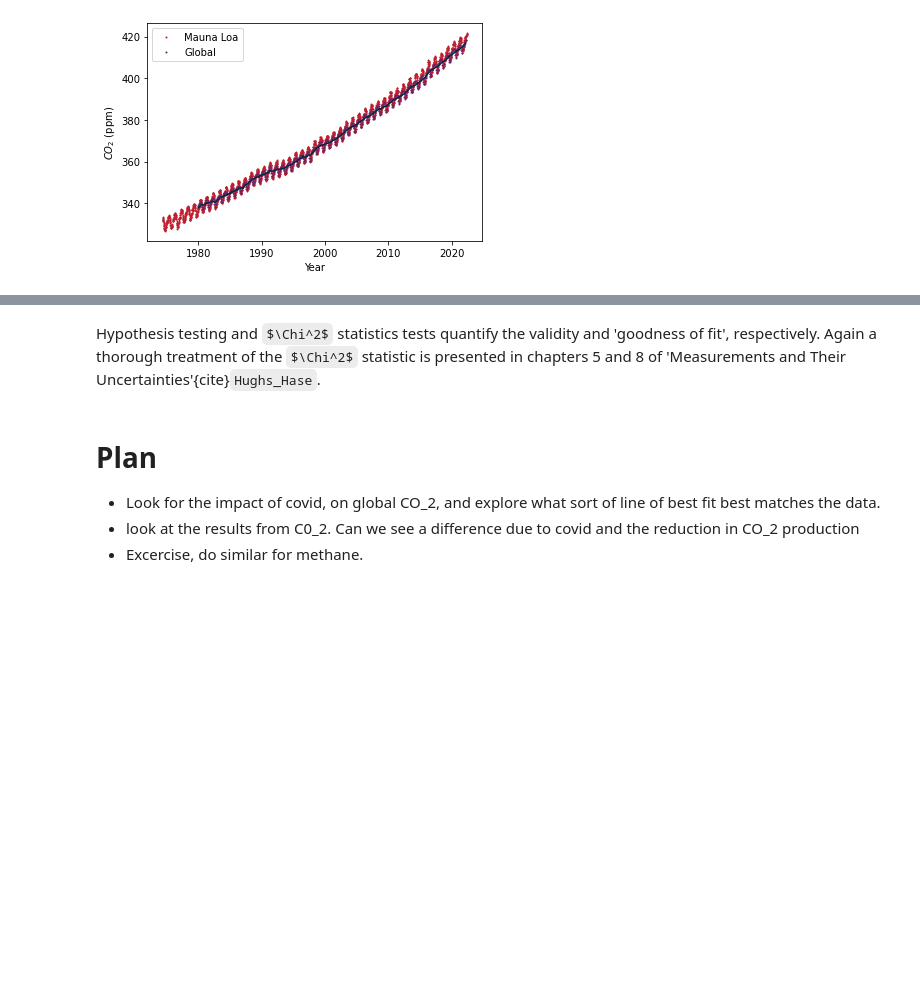
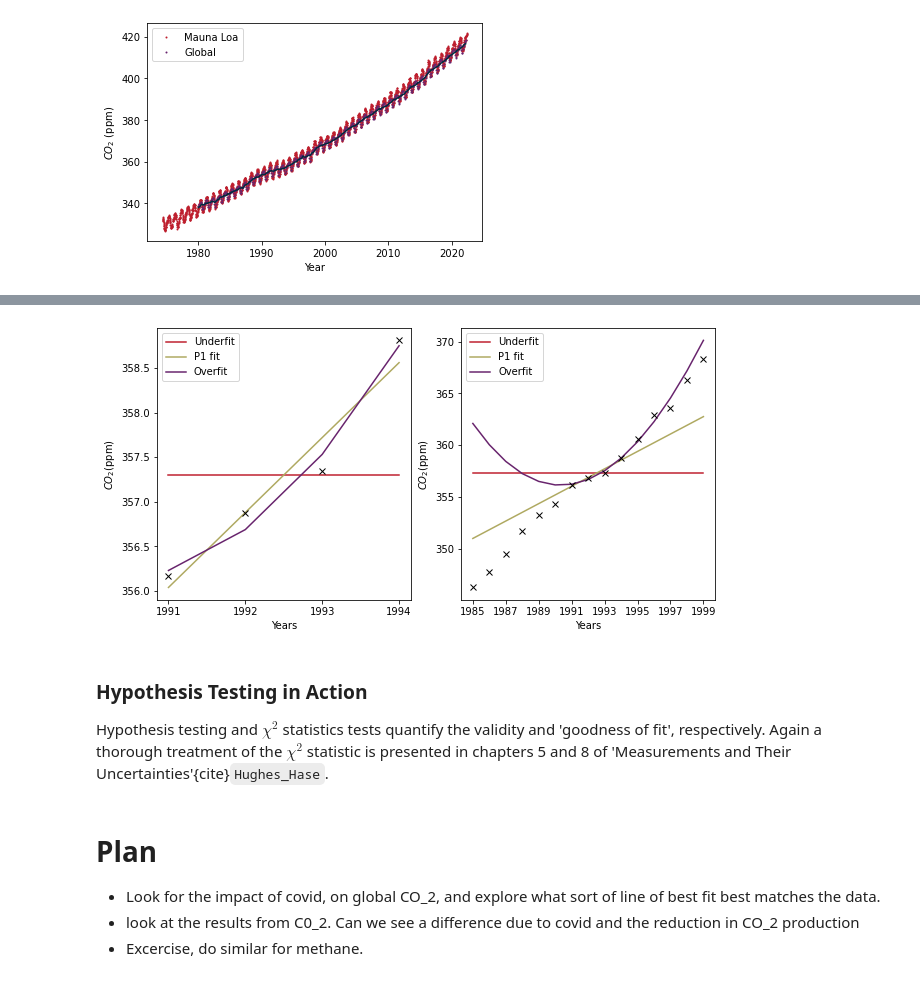
Before and after one commit to seancraven/CDS_book, a Jupyter notebook: Data_Exploration.ipynb, the cells around one changed output, grey strips where cells are left out. Cells and saved outputs as stored; diff of their text form; code cells hidden in the pictures; some formulas as TeX source; blank space fills up the shorter version.

Commit message:
Morning Update Pre Hypothesis Testing

````diff
--- a/Data_Exploration.ipynb
+++ b/Data_Exploration.ipynb
@@ -169,13 +170,3 @@ y' = c
 ```
 
 Intuitively one would draw a line to fit this data, a model with two free parameters. A polynomial fit is the higher freedom extension to this. Increased dimensions in $\vec{p}$ will reduce the size of residuals. An exact fit can be found by increasing the order of the polynomial. However, this comes at a cost to the generalisability of the model. For example
-# %%
-# Define overfit polynomial
-def p3(x, a_0, a_1, a_2, a_3):
-    return a_0 + a_1*x + a_2*x**2 + a_3*x**3
-# Define more reasonable poly
-def p1(x, a_0, a_1):
-    return a_0 + a_1*x
-# Define underfit poly
-def p1(x, a_0,):
-    return a_0
@@ -182,6 +234,66 @@ def p1(x, a_0,):
+# %%
+
+#Plotting
+fig, ax = plt.subplots(1, 2, figsize = (10,5))
+# First axis
+ax[0].plot(fit_test['decimal'],
+    p0(fit_test['decimal'], *p0_fit),
+    label = 'Underfit',
+    c = colours.durham.red
+    )
+ax[0].plot(fit_test['decimal'],
+    p1(fit_test['decimal'], *p1_fit),
+    label = 'P1 fit',
+    c = colours.durham.green
+    )
+ax[0].plot(fit_test['decimal'],
+    p3(fit_test['decimal'], *p3_fit),
+    label = 'Overfit',
+    c = colours.durham.purple
+    )
+ax[0].plot(fit_test['decimal'],
+    fit_test['average'],
+    linestyle = '',
+    marker = 'x',
+    c = 'black'
+    )
+ax[0].legend()
+ax[0].set_xticks(fit_test['decimal'])
+ax[0].set_xticklabels([i for i in range(1991,1995)])
+ax[0].set_xlabel('Years')
+ax[0].set_ylabel('$CO_2$(ppm)')
+#Extended Axis
+ax[1].plot(fit_extension['decimal'],
+    p0(fit_extension['decimal'], *p0_fit),
+    label = 'Underfit',
+    c = colours.durham.red
+    )
+ax[1].plot(fit_extension['decimal'],
+    p1(fit_extension['decimal'], *p1_fit),
+    label = 'P1 fit',
+    c = colours.durham.green
+    )
+ax[1].plot(fit_extension['decimal'],
+    p3(fit_extension['decimal'], *p3_fit),
+    label = 'Overfit',
+    c = colours.durham.purple)
+ax[1].plot(fit_extension['decimal'],
+    fit_extension['average'],
+    linestyle = '',
+    marker = 'x',
+    c = 'black'
+    )
+ax[1].legend()
+ax[1].set_xticks(fit_extension['decimal'].iloc[::2])
+ax[1].set_xticklabels([i for i in range(1985,2000,2)])
+ax[1].set_xlabel('Years')
+ax[1].set_ylabel('$CO_2$(ppm)')
+None
+# %% [output]
+[figure, added]
 # %% [markdown]
-
-Hypothesis testing and $\Chi^2$ statistics tests quantify the validity and 'goodness of fit', respectively. Again a thorough treatment of the $\Chi^2$ statistic is presented in chapters 5 and 8 of 'Measurements and Their Uncertainties'{cite}`Hughs_Hase`.
+### Hypothesis Testing in Action
+Hypothesis testing and $\chi^2$ statistics tests quantify the validity and 'goodness of fit', respectively. Again a thorough treatment of the $\chi^2$ statistic is presented in chapters 5 and 8 of 'Measurements and Their Uncertainties'{cite}`Hughes_Hase`.
 # %% [markdown]
 # Plan
 - Look for the impact of covid, on global CO_2, and explore what sort of line of best fit best matches the data.
````
Also changed, not shown: parts of 4 cells of this notebook, 21 other files.
